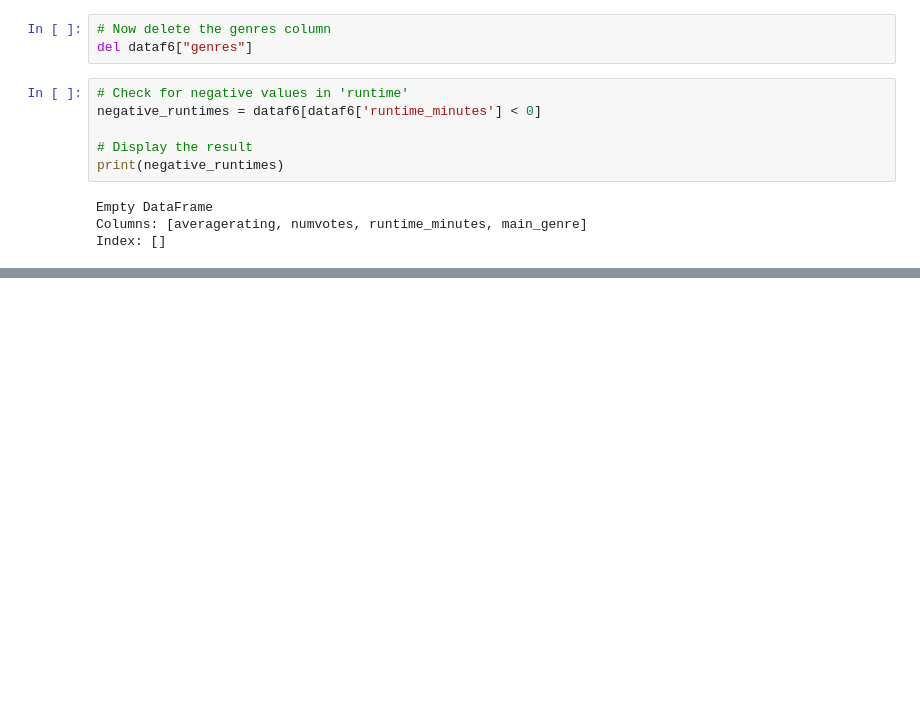
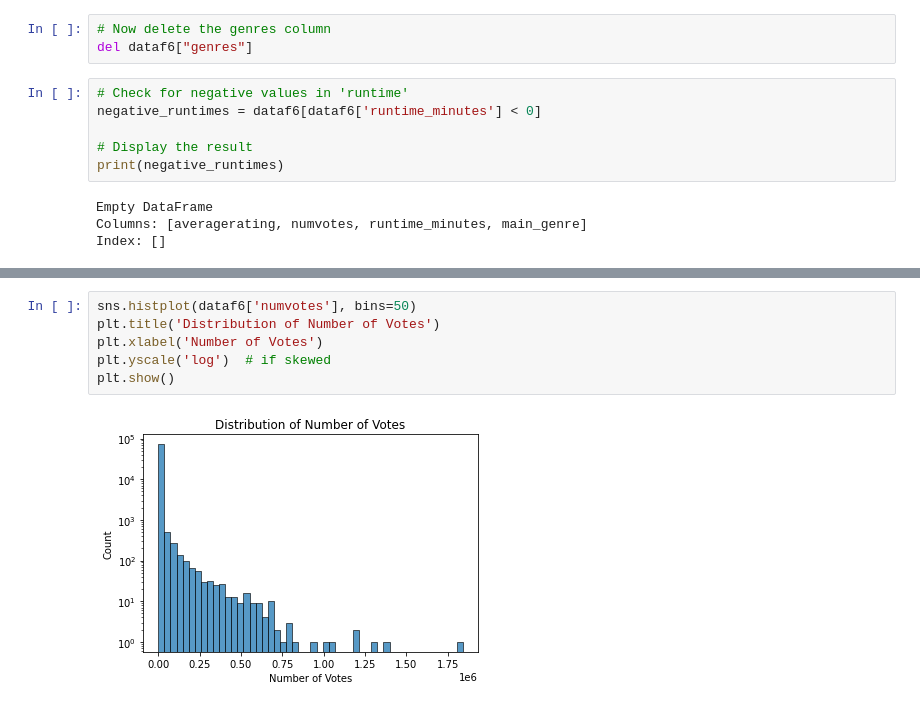
Before and after one commit to LEON-HUB10/Group_Four-_Phase-_Two_Project, a Jupyter notebook: student.ipynb, the cells around one changed output, grey strips where cells are left out. Saved outputs shown, nothing was run; the diff lists cells and outputs as text; blank space fills up the shorter version.

```diff
--- a/student.ipynb
+++ b/student.ipynb
@@ -740,0 +752,8 @@ Index: []
+# %%
+sns.histplot(dataf6['numvotes'], bins=50)
+plt.title('Distribution of Number of Votes')
+plt.xlabel('Number of Votes')
+plt.yscale('log')  # if skewed
+plt.show()
+# %% [output]
+[figure, added]
```
Also changed, not shown: parts of 12 cells of this notebook.
